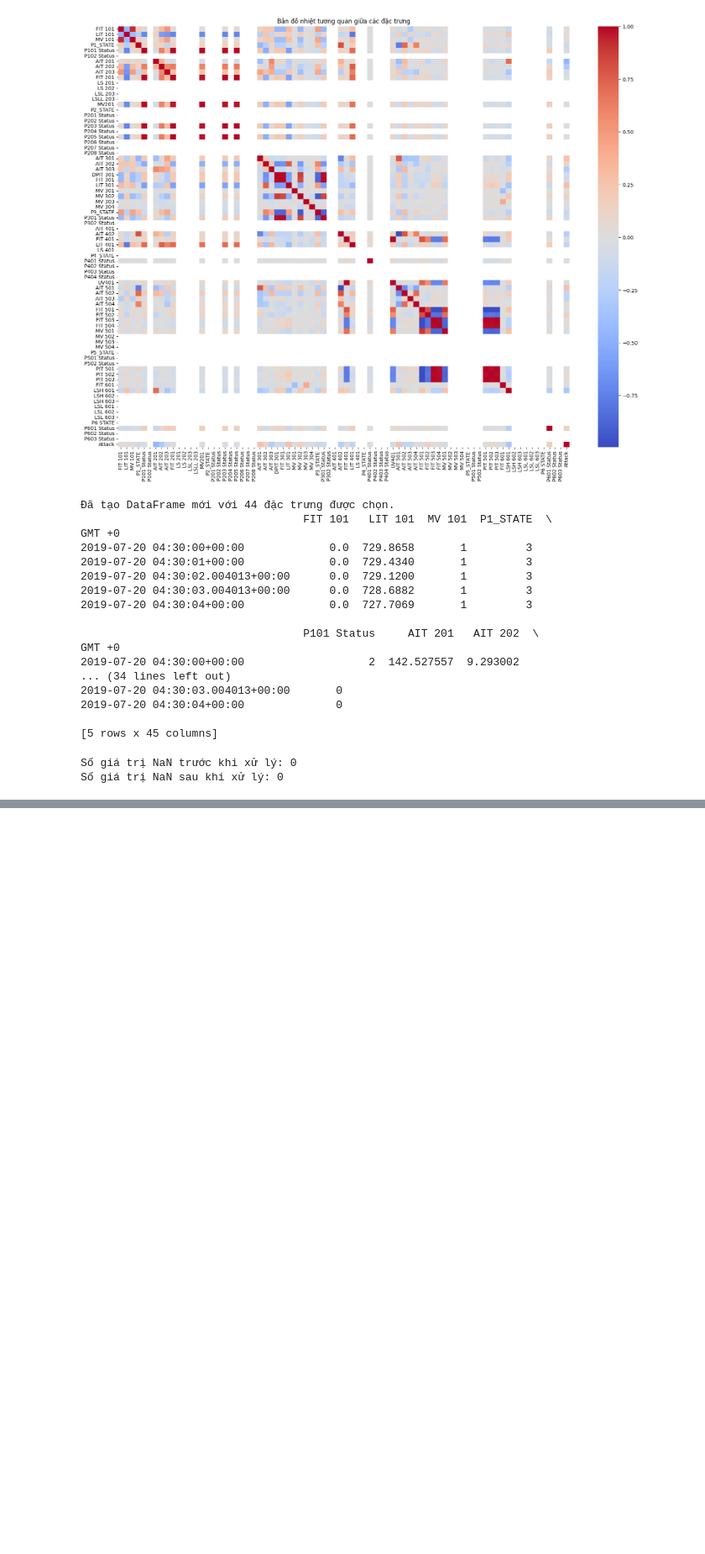
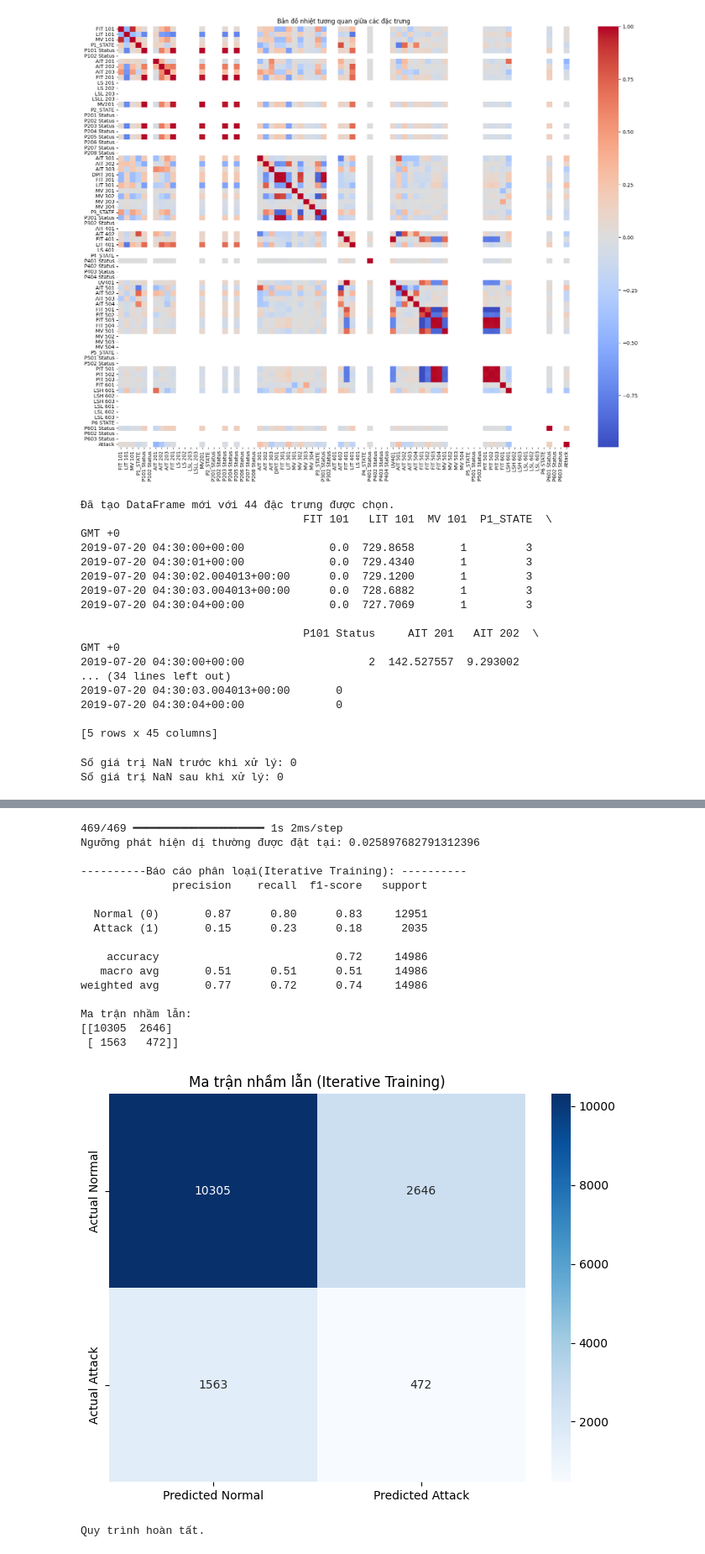
Before and after one commit to NguyenHa554/Anomaly-detection-in-SCADA-system-, a Jupyter notebook: SWAT_analysis.ipynb, the cells around one changed output, grey strips where cells are left out. Shown at 84% size. Cells and saved outputs as stored; diff of their text form; code cells hidden in the pictures; blank space fills up the shorter version.

```diff
--- a/SWAT_analysis.ipynb
+++ b/SWAT_analysis.ipynb
@@ -439,0 +336,45 @@ Confusion Matrix:
+# %%
+# Evaluate the final model
+
+final_loss = np.mean(np.abs(final_model.predict(X_full_seq) - X_full_seq), axis=(1, 2))
+
+normal_errors = final_loss[normal_indices]
+threshold = np.percentile(normal_errors, 99)
+print(f"Ngưỡng phát hiện dị thường được đặt tại: {threshold}")
+
+predictions = (final_loss > threshold).astype(int)
+
+print("\n----------Báo cáo phân loại(Iterative Training): ----------")
+print(classification_report(y_full_seq, predictions, target_names=['Normal (0)', 'Attack (1)']))
+
+print("Ma trận nhầm lẫn:")
+cm_iterative = confusion_matrix(y_full_seq, predictions)
+print(cm_iterative)
+
+plt.figure(figsize=(8, 6))
+sns.heatmap(cm_iterative, annot=True, fmt='d', cmap='Blues',
+            xticklabels=['Predicted Normal', 'Predicted Attack'],
+            yticklabels=['Actual Normal', 'Actual Attack'])
+plt.title('Ma trận nhầm lẫn (Iterative Training)')
+plt.show()
+
+print("Quy trình hoàn tất.")
+# %% [output]
+469/469 ━━━━━━━━━━━━━━━━━━━━ 1s 2ms/step
+Ngưỡng phát hiện dị thường được đặt tại: 0.025897682791312396
+
+----------Báo cáo phân loại(Iterative Training): ----------
+              precision    recall  f1-score   support
+
+  Normal (0)       0.87      0.80      0.83     12951
+  Attack (1)       0.15      0.23      0.18      2035
+
+    accuracy                           0.72     14986
+   macro avg       0.51      0.51      0.51     14986
+weighted avg       0.77      0.72      0.74     14986
+
+Ma trận nhầm lẫn:
+[[10305  2646]
+ [ 1563   472]]
+[figure, added]
+Quy trình hoàn tất.
```
Also changed, not shown: parts of 14 cells of this notebook.
